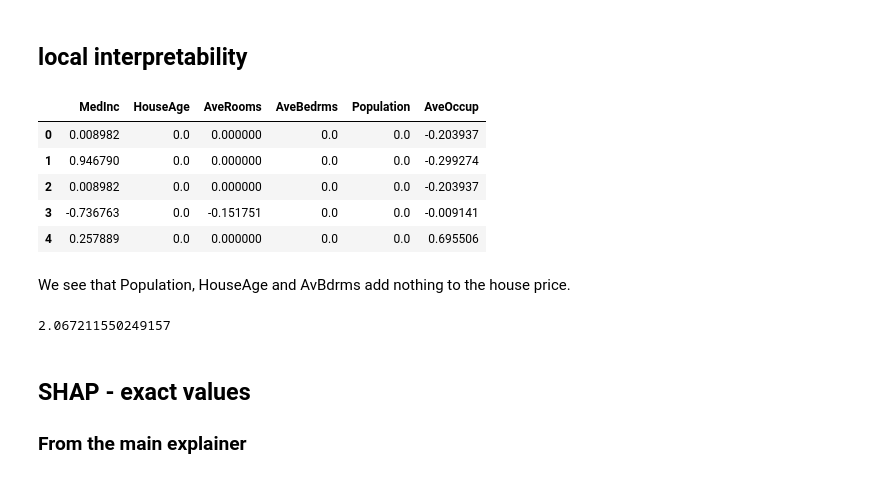
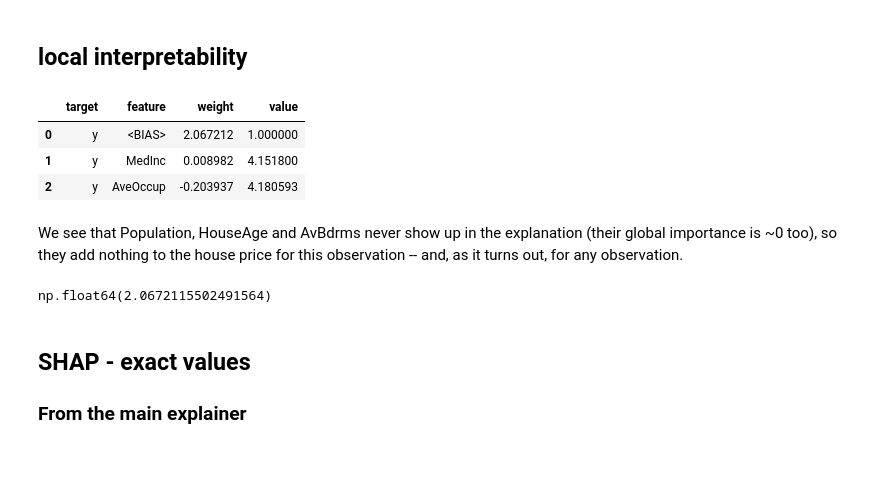
Before and after one commit to solegalli/machine-learning-interpretability, a Jupyter notebook: 15-shap/02-SHAP-exact-explainer.ipynb, the cells around one changed output. Drawn from its saved outputs; the diff is of its cells as text; code cells hidden in the pictures.

```diff
--- a/15-shap/02-SHAP-exact-explainer.ipynb
+++ b/15-shap/02-SHAP-exact-explainer.ipynb
@@ -69,26 +69,26 @@ plt.show()
 # %% [markdown]
 ## local interpretability
 # %%
-# interpret feature contribution of first 5 predictions
+# interpret feature contribution of the first prediction
 
-prediction, bias, contributions = ti.predict(rf, X_test)
+row = X_test.iloc[0]
 
-contributions = pd.DataFrame(contributions, columns=X.columns)
-
-contributions.head()
+contrib = eli5.explain_prediction_df(rf, row, feature_names=list(X_train.columns))
+contrib
 # %% [output]
-|  | MedInc | HouseAge | AveRooms | AveBedrms | Population | AveOccup |
-| 0 | 0.008982 | 0.0 | 0.000000 | 0.0 | 0.0 | -0.203937 |
-| 1 | 0.946790 | 0.0 | 0.000000 | 0.0 | 0.0 | -0.299274 |
-| 2 | 0.008982 | 0.0 | 0.000000 | 0.0 | 0.0 | -0.203937 |
-| 3 | -0.736763 | 0.0 | -0.151751 | 0.0 | 0.0 | -0.009141 |
-| 4 | 0.257889 | 0.0 | 0.000000 | 0.0 | 0.0 | 0.695506 |
+|  | target | feature | weight | value |
+| 0 | y | <BIAS> | 2.067212 | 1.000000 |
+| 1 | y | MedInc | 0.008982 | 4.151800 |
+| 2 | y | AveOccup | -0.203937 | 4.180593 |
 # %% [markdown]
-We see that Population, HouseAge and AvBdrms add nothing to the house price.
+We see that Population, HouseAge and AvBdrms never show up in the explanation (their global importance is ~0 too), so they add nothing to the house price for this observation -- and, as it turns out, for any observation.
 # %%
-bias[0]
+# the baseline (bias): average prediction across the
+# trees' root nodes
+
+contrib.loc[contrib["feature"] == "<BIAS>", "weight"].values[0]
 # %% [output]
-2.067211550249157
+np.float64(2.0672115502491564)
 # %% [markdown]
 ## SHAP - exact values
 
```
Also changed, not shown: parts of 19 cells of this notebook, 4 other files.
